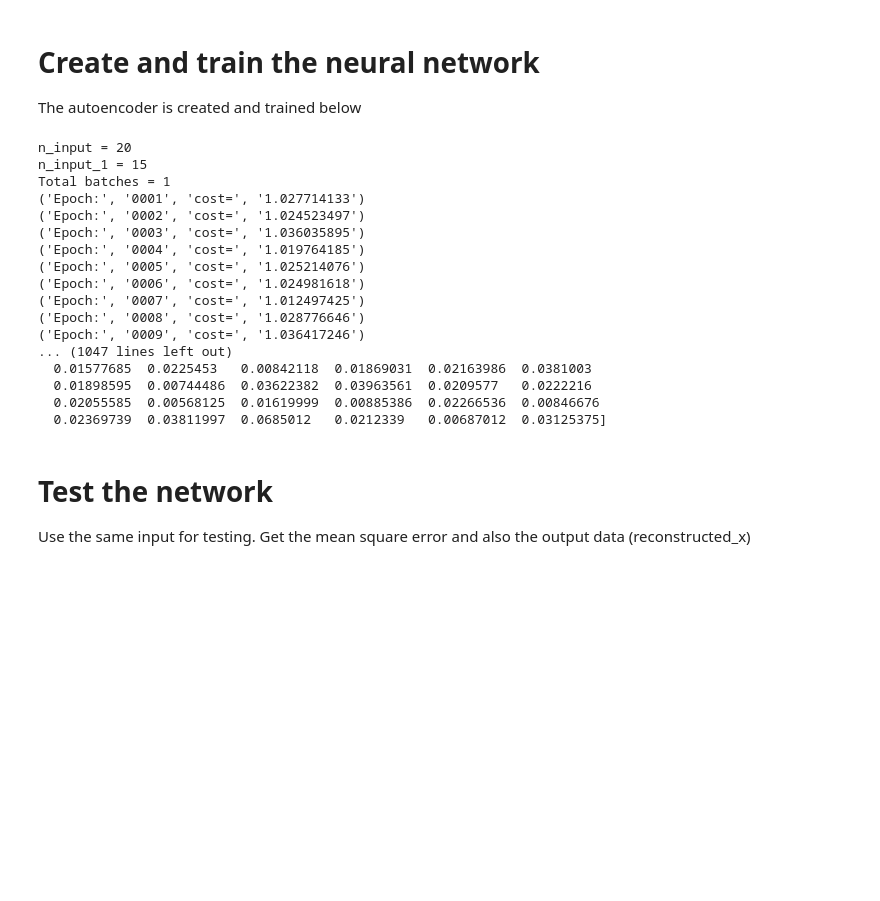
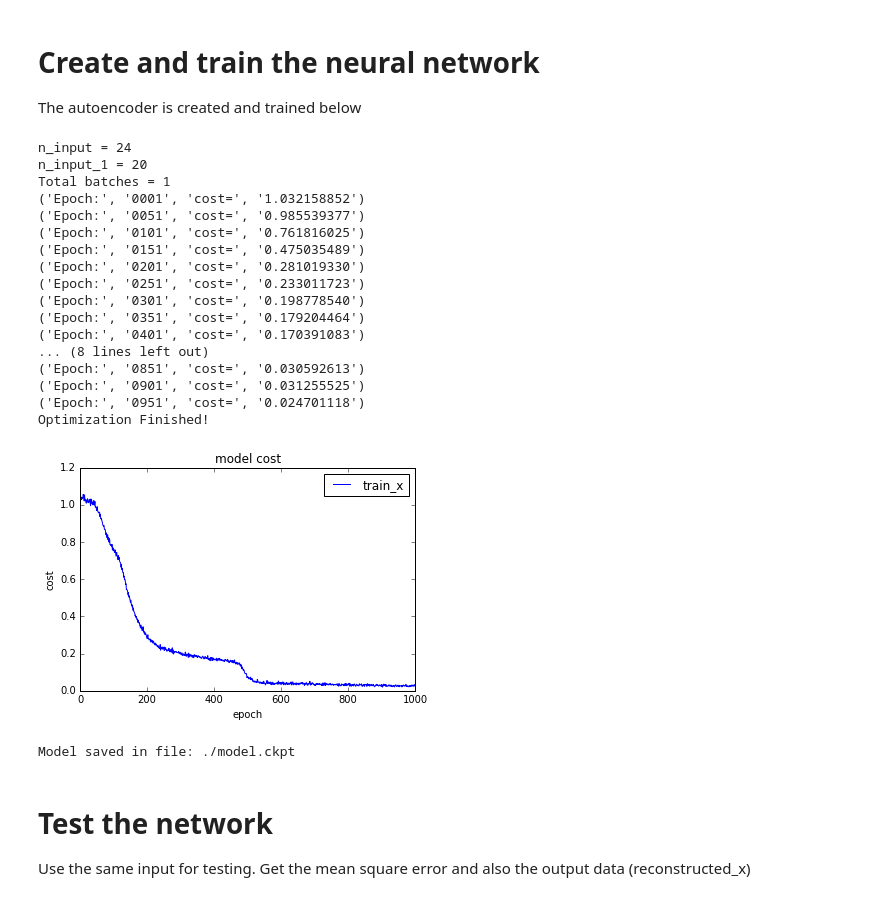
Before and after one commit to H21lab/Anomaly-Detection, a Jupyter notebook: ad_tf_autoencoder.ipynb, the cells around one changed output. Cells and saved outputs as stored; diff of their text form; code cells hidden in the pictures; blank space fills up the shorter version.

```diff
--- a/ad_tf_autoencoder.ipynb
+++ b/ad_tf_autoencoder.ipynb
@@ -70,11 +70,11 @@ FLAGS = None
 learning_rate = 0.001
 training_epochs = 1000
 batch_size = 200
-display_step = 1
+display_step = 50
 
 # Network Parameters
-n_hidden_1 = 15 # 1st layer num features
-#n_hidden_2 = 15 # 2nd layer num features
+n_hidden_1 = 20 # 1st layer num features
+n_hidden_2 = 10 # 2nd layer num features
 n_input = None
 data_dir = '.'
 
@@ -85,9 +85,9 @@ def encoder(x):
     layer_1 = tf.nn.tanh(tf.add(tf.matmul(x, weights['encoder_h1']),
                                    biases['encoder_b1']))
     # Decoder Hidden layer with sigmoid activation #2
-    #layer_2 = tf.nn.tanh(tf.add(tf.matmul(layer_1, weights['encoder_h2']),
-    #                               biases['encoder_b2']))
-    return layer_1
+    layer_2 = tf.nn.tanh(tf.add(tf.matmul(layer_1, weights['encoder_h2']),
+                                   biases['encoder_b2']))
+    return layer_2
 
 
 # Building the decoder
@@ -96,9 +96,9 @@ def decoder(x):
     layer_1 = tf.nn.tanh(tf.add(tf.matmul(x, weights['decoder_h1']),
                                    biases['decoder_b1']))
     # Decoder Hidden layer with sigmoid activation #2
-    #layer_2 = tf.nn.tanh(tf.add(tf.matmul(layer_1, weights['decoder_h2']),
-    #                               biases['decoder_b2']))
-    return layer_1
+    layer_2 = tf.nn.tanh(tf.add(tf.matmul(layer_1, weights['decoder_h2']),
+                                   biases['decoder_b2']))
+    return layer_2
 
 
 def df_to_pcap(j, df_predict, file):
@@ -383,15 +386,16 @@ X = tf.placeholder("float", [None, n_input])
 
 weights = {
     'encoder_h1': tf.Variable(tf.random_normal([n_input, n_hidden_1])),
-    #'encoder_h2': tf.Variable(tf.random_normal([n_hidden_1, n_hidden_2])),
-    'decoder_h1': tf.Variable(tf.random_normal([n_hidden_1, n_input])),
-    #'decoder_h2': tf.Variable(tf.random_normal([n_hidden_1, n_input])),
+    'encoder_h2': tf.Variable(tf.random_normal([n_hidden_1, n_hidden_2])),
+    #'decoder_h1': tf.Variable(tf.random_normal([n_hidden_1, n_input])),
+    'decoder_h1': tf.Variable(tf.random_normal([n_hidden_2, n_hidden_1])),
+    'decoder_h2': tf.Variable(tf.random_normal([n_hidden_1, n_input])),
 }
 biases = {
     'encoder_b1': tf.Variable(tf.random_normal([n_hidden_1])),
-    #'encoder_b2': tf.Variable(tf.random_normal([n_hidden_2])),
-    'decoder_b1': tf.Variable(tf.random_normal([n_input])),
-    #'decoder_b2': tf.Variable(tf.random_normal([n_input])),
+    'encoder_b2': tf.Variable(tf.random_normal([n_hidden_2])),
+    'decoder_b1': tf.Variable(tf.random_normal([n_hidden_1])),
+    'decoder_b2': tf.Variable(tf.random_normal([n_input])),
 }
 
 encoder_op = encoder(X)
@@ -414,55 +418,69 @@ saver = tf.train.Saver()
 
 # Initializing the variables
 init = tf.global_variables_initializer()
+
+c_hist = []
 
 with tf.Session() as sess:
     now = datetime.now()
     sess.run(init)
     total_batch = int(train_x.shape[0]/batch_size)
     print "Total batches = " + str(total_batch)
 
     # Training cycle
     for epoch in range(training_epochs):
         # Loop over all batches
         for i in range(total_batch):
             batch_idx = np.random.choice(train_x.shape[0], batch_size)
             batch_xs = train_x[batch_idx]
             #print batch_xs.shape
             #print train_x.shape
 
             # Run optimization op (backprop) and cost op (to get loss value)
             _, c = sess.run([optimizer, cost], feed_dict={X: batch_xs})
 
         # Display logs per epoch step
         if epoch % display_step == 0:
             train_batch_mse = sess.run(batch_mse, feed_dict={X: train_x})
             print("Epoch:", '%04d' % (epoch+1),
                   "cost=", "{:.9f}".format(c))
+        c_hist.append(c)
 
     print("Optimization Finished!")
+
+    #print c_hist
+    plt.plot(c_hist)
+    plt.title('model cost')
+    plt.ylabel('cost')
+    plt.xlabel('epoch')
+    plt.legend(['train_x'], loc='upper right');
+    plt.show()
+
 
     save_path = saver.save(sess, save_model)
     print("Model saved in file: %s" % save_path)
 
-    print train_batch_mse
+    #print train_batch_mse
 # %% [output]
-n_input = 20
-n_input_1 = 15
+n_input = 24
+n_input_1 = 20
 Total batches = 1
-('Epoch:', '0001', 'cost=', '1.027714133')
-('Epoch:', '0002', 'cost=', '1.024523497')
-('Epoch:', '0003', 'cost=', '1.036035895')
-('Epoch:', '0004', 'cost=', '1.019764185')
-('Epoch:', '0005', 'cost=', '1.025214076')
-('Epoch:', '0006', 'cost=', '1.024981618')
-('Epoch:', '0007', 'cost=', '1.012497425')
-('Epoch:', '0008', 'cost=', '1.028776646')
-('Epoch:', '0009', 'cost=', '1.036417246')
-... (1047 lines left out)
-  0.01577685  0.0225453   0.00842118  0.01869031  0.02163986  0.0381003
-  0.01898595  0.00744486  0.03622382  0.03963561  0.0209577   0.0222216
-  0.02055585  0.00568125  0.01619999  0.00885386  0.02266536  0.00846676
-  0.02369739  0.03811997  0.0685012   0.0212339   0.00687012  0.03125375]
+('Epoch:', '0001', 'cost=', '1.032158852')
+('Epoch:', '0051', 'cost=', '0.985539377')
+('Epoch:', '0101', 'cost=', '0.761816025')
+('Epoch:', '0151', 'cost=', '0.475035489')
+('Epoch:', '0201', 'cost=', '0.281019330')
+('Epoch:', '0251', 'cost=', '0.233011723')
+('Epoch:', '0301', 'cost=', '0.198778540')
+('Epoch:', '0351', 'cost=', '0.179204464')
+('Epoch:', '0401', 'cost=', '0.170391083')
+... (8 lines left out)
+('Epoch:', '0851', 'cost=', '0.030592613')
+('Epoch:', '0901', 'cost=', '0.031255525')
+('Epoch:', '0951', 'cost=', '0.024701118')
+Optimization Finished!
+[figure, added]
+Model saved in file: ./model.ckpt
 # %% [markdown]
 # Test the network
 Use the same input for testing. Get the mean square error and also the output data (reconstructed_x)
```
Also changed, not shown: parts of 10 cells of this notebook, 1 other file.
